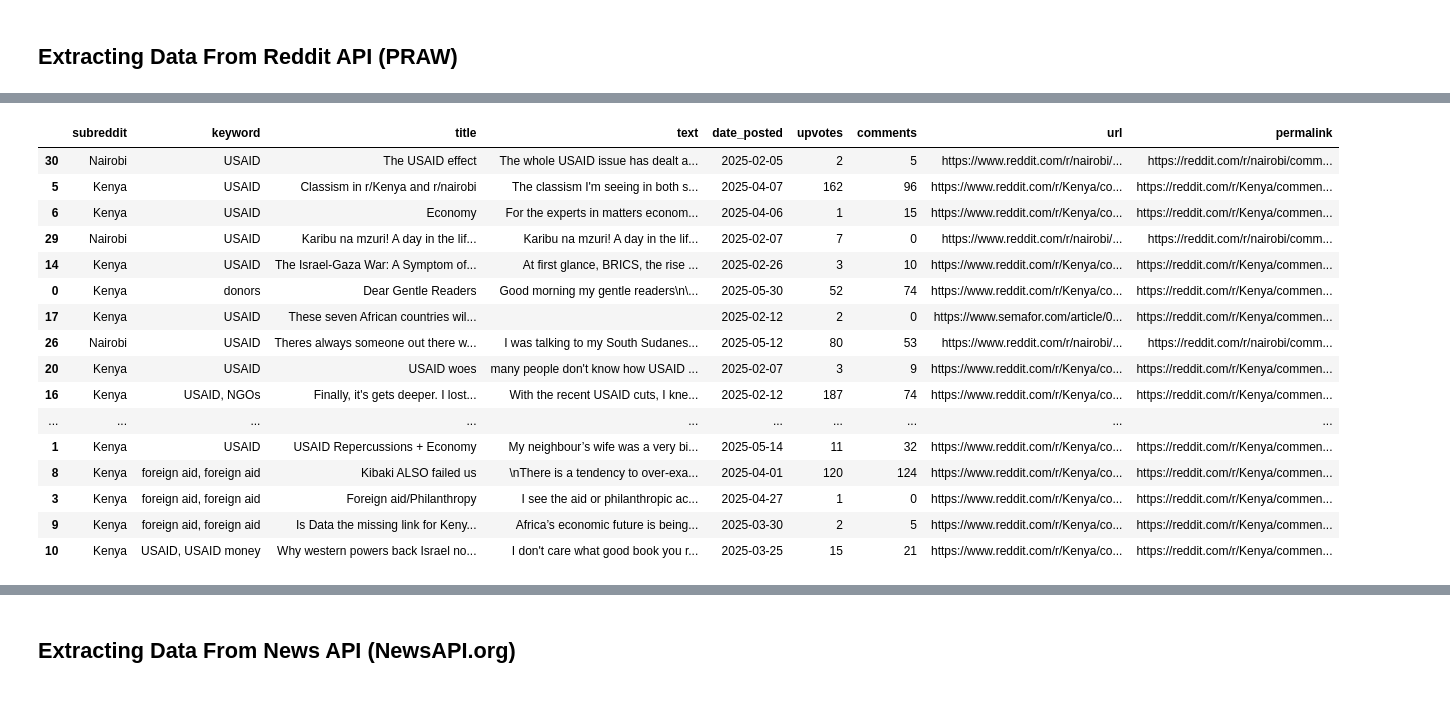
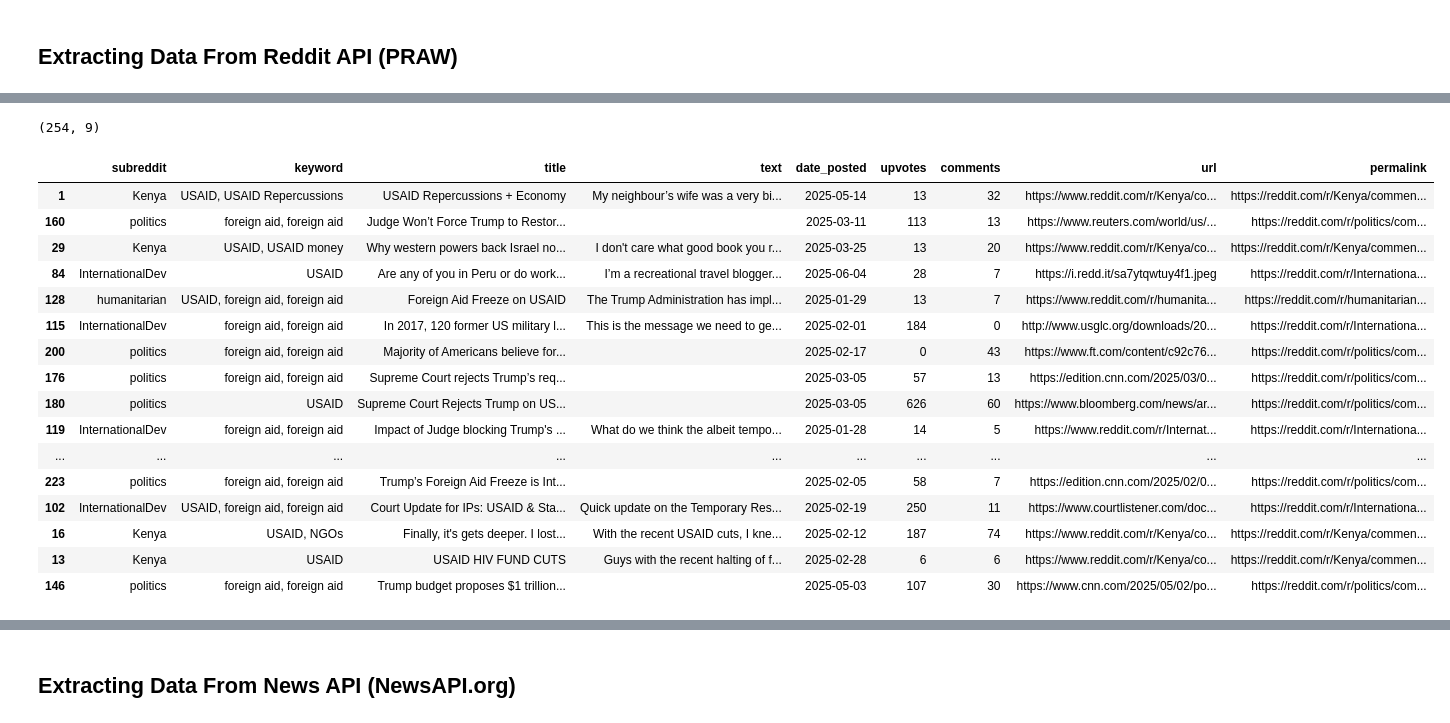
Before and after one commit to L-N-E0/USAID-Kenya-Sentiment-Analysis, a Jupyter notebook: notebooks/Cecilia.ipynb, the cells around one changed output, grey strips where cells are left out. Drawn from its saved outputs; the diff is of its cells as text; code cells hidden in the pictures.

Commit message:
Updating changes made in praw data extraction

```diff
--- a/notebooks/Cecilia.ipynb
+++ b/notebooks/Cecilia.ipynb
@@ -238,20 +362,24 @@ Found 32 Kenya-focused posts after 2025-01-01
 # %%
-df_kenya.sample(30)
+df_kenya.shape
 # %% [output]
-|  | subreddit | keyword | title | text | date_posted | upvotes | comments | url | permalink |
-| 30 | Nairobi | USAID | The USAID effect | The whole USAID issue has dealt a... | 2025-02-05 | 2 | 5 | https://www.reddit.com/r/nairobi/... | https://reddit.com/r/nairobi/comm... |
-| 5 | Kenya | USAID | Classism in r/Kenya and r/nairobi | The classism I'm seeing in both s... | 2025-04-07 | 162 | 96 | https://www.reddit.com/r/Kenya/co... | https://reddit.com/r/Kenya/commen... |
-| 6 | Kenya | USAID | Economy | For the experts in matters econom... | 2025-04-06 | 1 | 15 | https://www.reddit.com/r/Kenya/co... | https://reddit.com/r/Kenya/commen... |
-| 29 | Nairobi | USAID | Karibu na mzuri! A day in the lif... | Karibu na mzuri! A day in the lif... | 2025-02-07 | 7 | 0 | https://www.reddit.com/r/nairobi/... | https://reddit.com/r/nairobi/comm... |
-| 14 | Kenya | USAID | The Israel-Gaza War: A Symptom of... | At first glance, BRICS, the rise ... | 2025-02-26 | 3 | 10 | https://www.reddit.com/r/Kenya/co... | https://reddit.com/r/Kenya/commen... |
-| 0 | Kenya | donors | Dear Gentle Readers | Good morning my gentle readers\n\... | 2025-05-30 | 52 | 74 | https://www.reddit.com/r/Kenya/co... | https://reddit.com/r/Kenya/commen... |
-| 17 | Kenya | USAID | These seven African countries wil... |  | 2025-02-12 | 2 | 0 | https://www.semafor.com/article/0... | https://reddit.com/r/Kenya/commen... |
-| 26 | Nairobi | USAID | Theres always someone out there w... | I was talking to my South Sudanes... | 2025-05-12 | 80 | 53 | https://www.reddit.com/r/nairobi/... | https://reddit.com/r/nairobi/comm... |
-| 20 | Kenya | USAID | USAID woes | many people don't know how USAID ... | 2025-02-07 | 3 | 9 | https://www.reddit.com/r/Kenya/co... | https://reddit.com/r/Kenya/commen... |
-| 16 | Kenya | USAID, NGOs | Finally, it's gets deeper. I lost... | With the recent USAID cuts, I kne... | 2025-02-12 | 187 | 74 | https://www.reddit.com/r/Kenya/co... | https://reddit.com/r/Kenya/commen... |
-| ... | ... | ... | ... | ... | ... | ... | ... | ... | ... |
-| 1 | Kenya | USAID | USAID Repercussions + Economy | My neighbour’s wife was a very bi... | 2025-05-14 | 11 | 32 | https://www.reddit.com/r/Kenya/co... | https://reddit.com/r/Kenya/commen... |
-| 8 | Kenya | foreign aid, foreign aid | Kibaki ALSO failed us | \nThere is a tendency to over-exa... | 2025-04-01 | 120 | 124 | https://www.reddit.com/r/Kenya/co... | https://reddit.com/r/Kenya/commen... |
-| 3 | Kenya | foreign aid, foreign aid | Foreign aid/Philanthropy | I see the aid or philanthropic ac... | 2025-04-27 | 1 | 0 | https://www.reddit.com/r/Kenya/co... | https://reddit.com/r/Kenya/commen... |
-| 9 | Kenya | foreign aid, foreign aid | Is Data the missing link for Keny... | Africa’s economic future is being... | 2025-03-30 | 2 | 5 | https://www.reddit.com/r/Kenya/co... | https://reddit.com/r/Kenya/commen... |
-| 10 | Kenya | USAID, USAID money | Why western powers back Israel no... | I don't care what good book you r... | 2025-03-25 | 15 | 21 | https://www.reddit.com/r/Kenya/co... | https://reddit.com/r/Kenya/commen... |
+(254, 9)
+# %%
+df_kenya.sample(20)
+# %% [output]
+|  | subreddit | keyword | title | text | date_posted | upvotes | comments | url | permalink |
+| 1 | Kenya | USAID, USAID Repercussions | USAID Repercussions + Economy | My neighbour’s wife was a very bi... | 2025-05-14 | 13 | 32 | https://www.reddit.com/r/Kenya/co... | https://reddit.com/r/Kenya/commen... |
+| 160 | politics | foreign aid, foreign aid | Judge Won’t Force Trump to Restor... |  | 2025-03-11 | 113 | 13 | https://www.reuters.com/world/us/... | https://reddit.com/r/politics/com... |
+| 29 | Kenya | USAID, USAID money | Why western powers back Israel no... | I don't care what good book you r... | 2025-03-25 | 13 | 20 | https://www.reddit.com/r/Kenya/co... | https://reddit.com/r/Kenya/commen... |
+| 84 | InternationalDev | USAID | Are any of you in Peru or do work... | I’m a recreational travel blogger... | 2025-06-04 | 28 | 7 | https://i.redd.it/sa7ytqwtuy4f1.jpeg | https://reddit.com/r/Internationa... |
+| 128 | humanitarian | USAID, foreign aid, foreign aid | Foreign Aid Freeze on USAID | The Trump Administration has impl... | 2025-01-29 | 13 | 7 | https://www.reddit.com/r/humanita... | https://reddit.com/r/humanitarian... |
+| 115 | InternationalDev | foreign aid, foreign aid | In 2017, 120 former US military l... | This is the message we need to ge... | 2025-02-01 | 184 | 0 | http://www.usglc.org/downloads/20... | https://reddit.com/r/Internationa... |
+| 200 | politics | foreign aid, foreign aid | Majority of Americans believe for... |  | 2025-02-17 | 0 | 43 | https://www.ft.com/content/c92c76... | https://reddit.com/r/politics/com... |
+| 176 | politics | foreign aid, foreign aid | Supreme Court rejects Trump’s req... |  | 2025-03-05 | 57 | 13 | https://edition.cnn.com/2025/03/0... | https://reddit.com/r/politics/com... |
+| 180 | politics | USAID | Supreme Court Rejects Trump on US... |  | 2025-03-05 | 626 | 60 | https://www.bloomberg.com/news/ar... | https://reddit.com/r/politics/com... |
+| 119 | InternationalDev | foreign aid, foreign aid | Impact of Judge blocking Trump's ... | What do we think the albeit tempo... | 2025-01-28 | 14 | 5 | https://www.reddit.com/r/Internat... | https://reddit.com/r/Internationa... |
+| ... | ... | ... | ... | ... | ... | ... | ... | ... | ... |
+| 223 | politics | foreign aid, foreign aid | Trump’s Foreign Aid Freeze is Int... |  | 2025-02-05 | 58 | 7 | https://edition.cnn.com/2025/02/0... | https://reddit.com/r/politics/com... |
+| 102 | InternationalDev | USAID, foreign aid, foreign aid | Court Update for IPs: USAID & Sta... | Quick update on the Temporary Res... | 2025-02-19 | 250 | 11 | https://www.courtlistener.com/doc... | https://reddit.com/r/Internationa... |
+| 16 | Kenya | USAID, NGOs | Finally, it's gets deeper. I lost... | With the recent USAID cuts, I kne... | 2025-02-12 | 187 | 74 | https://www.reddit.com/r/Kenya/co... | https://reddit.com/r/Kenya/commen... |
+| 13 | Kenya | USAID | USAID HIV FUND CUTS | Guys with the recent halting of f... | 2025-02-28 | 6 | 6 | https://www.reddit.com/r/Kenya/co... | https://reddit.com/r/Kenya/commen... |
+| 146 | politics | foreign aid, foreign aid | Trump budget proposes $1 trillion... |  | 2025-05-03 | 107 | 30 | https://www.cnn.com/2025/05/02/po... | https://reddit.com/r/politics/com... |
```
Also changed, not shown: parts of 11 cells of this notebook.
